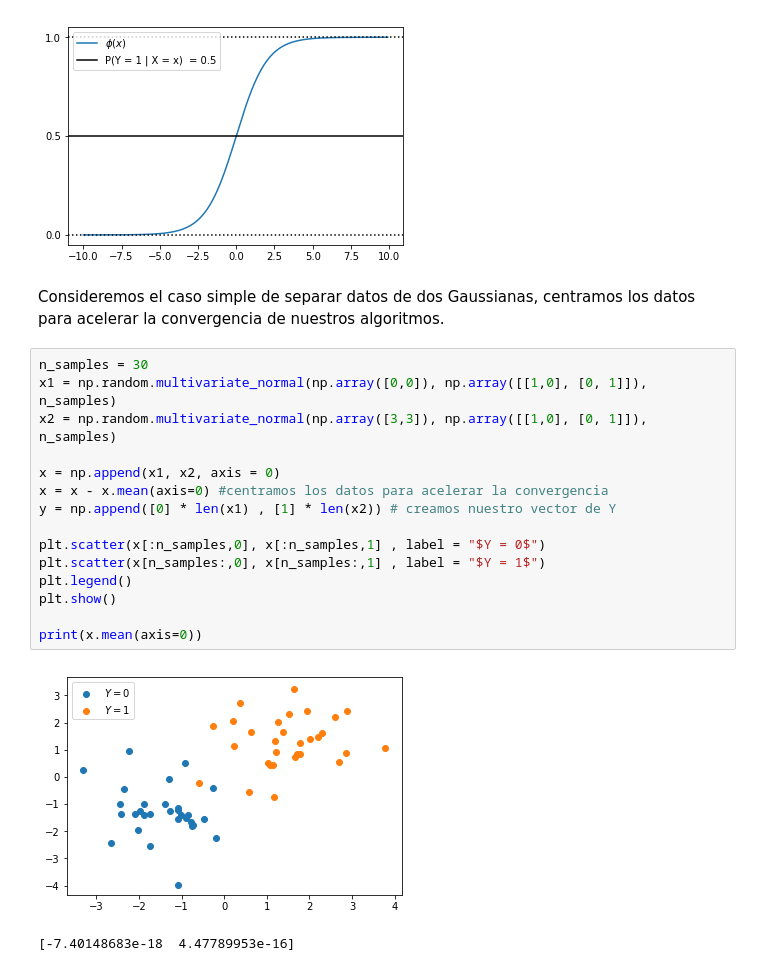
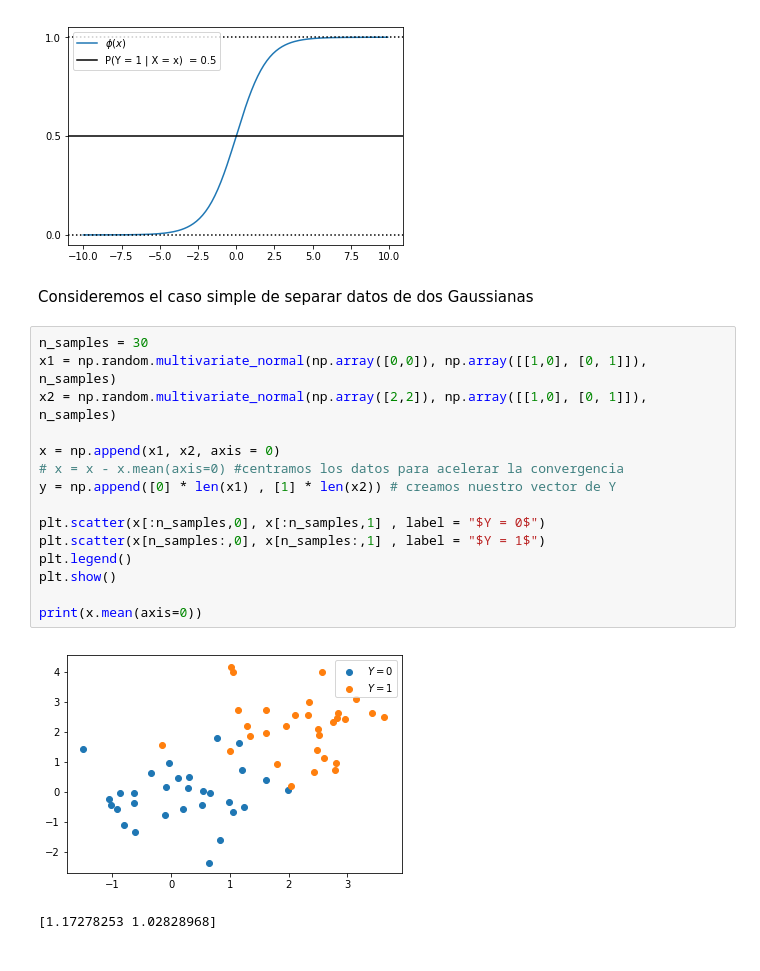
Before and after one commit to nottu/nottu-notes, a Jupyter notebook: MachineLearning/tarea_3_javier_peralta.ipynb, the cells around one changed output. Drawn from its saved outputs; the diff is of its cells as text.

```diff
--- a/MachineLearning/tarea_3_javier_peralta.ipynb
+++ b/MachineLearning/tarea_3_javier_peralta.ipynb
@@ -34,25 +37,25 @@ plt.show()
 # %% [output]
 [figure]
 # %% [markdown]
-Consideremos el caso simple de separar datos de dos Gaussianas, centramos los datos para acelerar la convergencia de nuestros algoritmos.
+Consideremos el caso simple de separar datos de dos Gaussianas
 # %%
 n_samples = 30
 x1 = np.random.multivariate_normal(np.array([0,0]), np.array([[1,0], [0, 1]]), n_samples)
-x2 = np.random.multivariate_normal(np.array([3,3]), np.array([[1,0], [0, 1]]), n_samples)
+x2 = np.random.multivariate_normal(np.array([2,2]), np.array([[1,0], [0, 1]]), n_samples)
 
 x = np.append(x1, x2, axis = 0)
-x = x - x.mean(axis=0) #centramos los datos para acelerar la convergencia
+# x = x - x.mean(axis=0) #centramos los datos para acelerar la convergencia
 y = np.append([0] * len(x1) , [1] * len(x2)) # creamos nuestro vector de Y
 
 plt.scatter(x[:n_samples,0], x[:n_samples,1] , label = "$Y = 0$")
 plt.scatter(x[n_samples:,0], x[n_samples:,1] , label = "$Y = 1$")
 plt.legend()
 plt.show()
 
 print(x.mean(axis=0))
 # %% [output]
-[figure, old version]
+[figure, new version]
-[-7.40148683e-18  4.47789953e-16]
+[1.17278253 1.02828968]
 # %% [markdown]
 Podemos hacer el ajuste de esta sigmoide minimizando el error de clasificación
 
```
Also changed, not shown: parts of 31 cells of this notebook.
